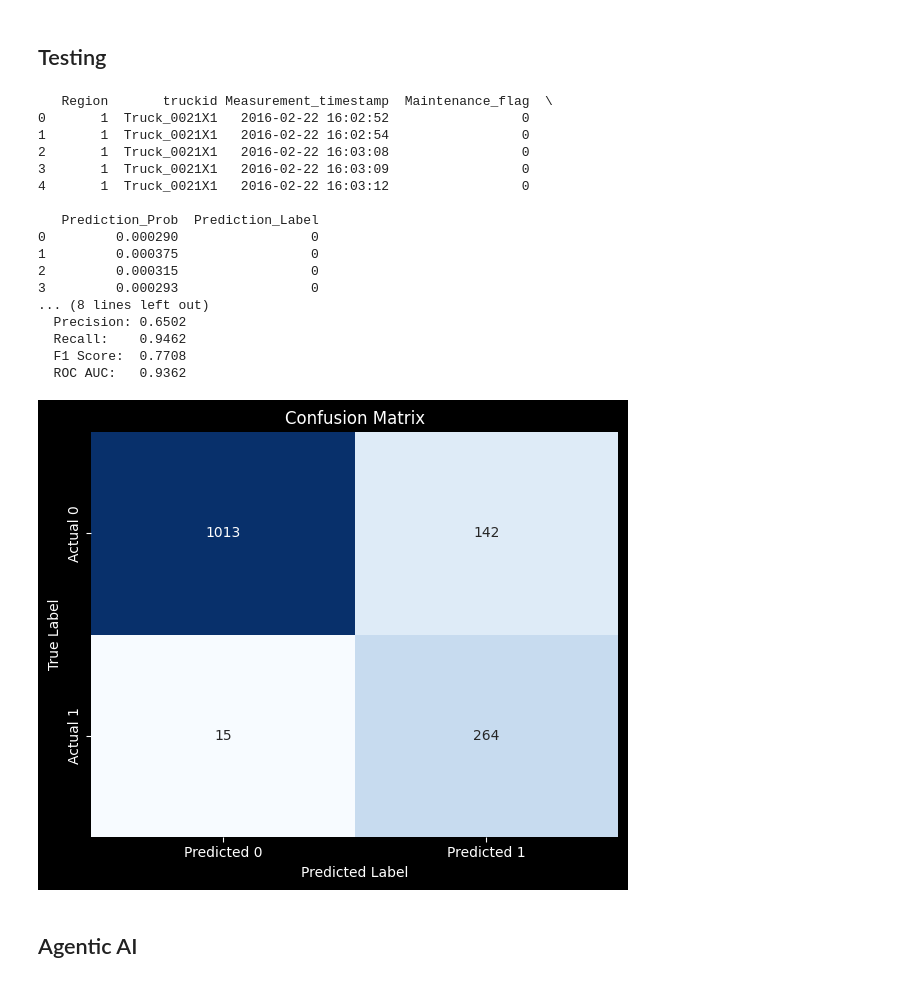
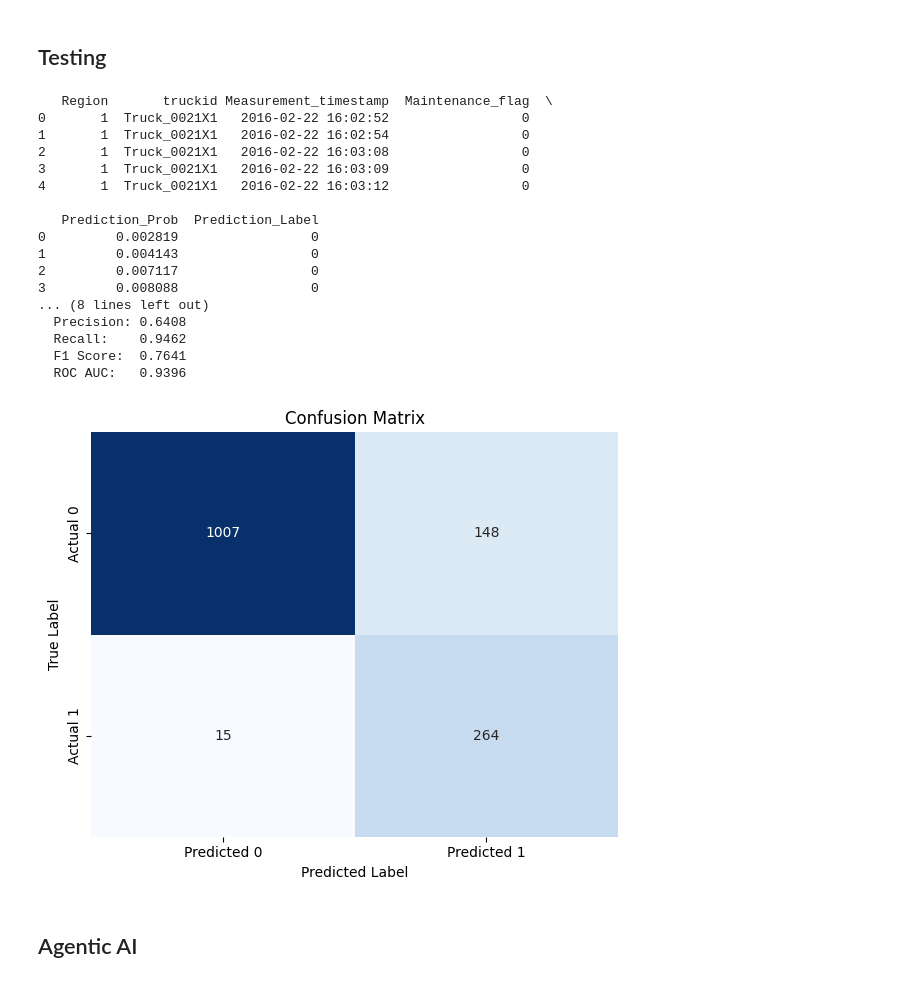
Before and after one commit to degeaja/AgenticAI_FleetMaintenance, a Jupyter notebook: Predictive_Maintenance_Optimization-master/other_models.ipynb, the cells around one changed output. Saved outputs shown, nothing was run; the diff lists cells and outputs as text; code cells hidden in the pictures.

```diff
--- a/Predictive_Maintenance_Optimization-master/other_models.ipynb
+++ b/Predictive_Maintenance_Optimization-master/other_models.ipynb
@@ -67,7 +67,7 @@ X_seq_flat = X_seq.reshape(X_seq.shape[0], -1)
 X_train, X_val, y_train, y_val = train_test_split(X_seq_flat, y_seq, test_size=0.2, stratify=y_seq, random_state=42)
 
 # Apply SMOTE
-smote = SMOTE(random_state=42)
+smote = SMOTE(random_state=42, sampling_strategy=0.8, k_neighbors=2)
 X_train_resampled, y_train_resampled = smote.fit_resample(X_train, y_train)
 
 # Reshape back to (batch, sequence, features)
@@ -126,21 +126,21 @@ test_loader = DataLoader(test_dataset, batch_size=8, collate_fn=custom_collate_f
 # %%
 # Model
 class LSTMModel(nn.Module):
-    def __init__(self, input_size, hidden_sizes=[100, 50], dropout=0.2):
+    def __init__(self, input_size, hidden_sizes=[200, 100, 50], dropout=0.2):
         super().__init__()
         self.lstm_layers = nn.ModuleList()
         self.dropout_layers = nn.ModuleList()
 
-        self.lstm_layers.append(nn.LSTM(input_size=input_size, hidden_size=hidden_sizes[0], batch_first=True))
+        self.lstm_layers.append(nn.LSTM(input_size=input_size, hidden_size=hidden_sizes[0], batch_first=True, bidirectional=True))
         self.dropout_layers.append(nn.Dropout(dropout))
 
         for i in range(1, len(hidden_sizes)):
             self.lstm_layers.append(
-                nn.LSTM(input_size=hidden_sizes[i-1], hidden_size=hidden_sizes[i], batch_first=True)
+                nn.LSTM(input_size=hidden_sizes[i-1] * 2, hidden_size=hidden_sizes[i], batch_first=True, bidirectional=True)
             )
             self.dropout_layers.append(nn.Dropout(dropout))
 
-        self.fc = nn.Linear(hidden_sizes[-1], 1)
+        self.fc = nn.Linear(hidden_sizes[-1] * 2, 1)
         self.sigmoid = nn.Sigmoid()
 
     def forward(self, x):
@@ -156,8 +156,7 @@ class LSTMModel(nn.Module):
 # %%
 # Training setup
 device = torch.device("cuda" if torch.cuda.is_available() else "cpu")
-model = LSTMModel(input_size=len(features), hidden_sizes=[200, 100, 50], dropout=0.3).to(device)
-model.load_state_dict(torch.load("best_model_08-14.pt", map_location=device))
+model = LSTMModel(input_size=len(features), hidden_sizes=[256, 128], dropout=0.2).to(device)
 criterion = nn.BCELoss()
 optimizer = optim.Adam(model.parameters(), lr=1e-5)
 
@@ -166,7 +165,9 @@ best_loss = np.inf
 patience = 20
 trigger_times = 0
 # %%
-EPOCHS = 100
+# model.load_state_dict(torch.load("best_model_08-18.pt", map_location=device))
+
+EPOCHS = 500
 for epoch in range(EPOCHS):
     model.train()
     train_loss = 0
@@ -191,12 +192,12 @@ for epoch in range(EPOCHS):
             val_loss += criterion(pred, y).item()
 
     val_loss /= len(val_loader)
-    print(f"Epoch {epoch+1}: Train Loss = {train_loss/len(train_loader):.4f}, Val Loss = {val_loss:.4f}")
+    print(f"Epoch {epoch+1}: Train Loss = {train_loss/len(train_loader):.6f}, Val Loss = {val_loss:.6f}")
 
     if val_loss < best_loss:
         best_loss = val_loss
         trigger_times = 0
-        torch.save(model.state_dict(), "best_model.pt")
+        torch.save(model.state_dict(), "best_model_08-18.pt")
     else:
         trigger_times += 1
         if trigger_times >= patience:
@@ -221,6 +222,9 @@ Epoch 12: Train Loss = 0.2648, Val Loss = 0.2953
 # %%
 # --- Inference and DataFrame creation ---
 from sklearn.metrics import confusion_matrix, accuracy_score, precision_score, recall_score, f1_score, roc_auc_score
+
+model.load_state_dict(torch.load("best_model_08-18.pt", map_location=device))
+model.eval()
 
 threshold = 0.5
 
@@ -277,41 +281,41 @@ if roc_auc is not None:
 else:
     print("  ROC AUC:   Not computable (only one class in y_true)")
 
 import seaborn as sns
 import matplotlib.pyplot as plt
 
 # --- Visualize Confusion Matrix ---
 plt.figure(figsize=(6, 5))
 sns.heatmap(conf_matrix, annot=True, fmt='d', cmap='Blues', cbar=False,
             xticklabels=["Predicted 0", "Predicted 1"],
             yticklabels=["Actual 0", "Actual 1"])
 plt.title("Confusion Matrix")
 plt.ylabel("True Label")
 plt.xlabel("Predicted Label")
 plt.tight_layout()
 
 # Save the figure
 plt.savefig("lstm_confusion_matrix.png")
 plt.show()
 # %% [output]
    Region       truckid Measurement_timestamp  Maintenance_flag  \
 0       1  Truck_0021X1   2016-02-22 16:02:52                 0
 1       1  Truck_0021X1   2016-02-22 16:02:54                 0
 2       1  Truck_0021X1   2016-02-22 16:03:08                 0
 3       1  Truck_0021X1   2016-02-22 16:03:09                 0
 4       1  Truck_0021X1   2016-02-22 16:03:12                 0
 
    Prediction_Prob  Prediction_Label
-0         0.000290                 0
-1         0.000375                 0
-2         0.000315                 0
-3         0.000293                 0
+0         0.002819                 0
+1         0.004143                 0
+2         0.007117                 0
+3         0.008088                 0
 ... (8 lines left out)
-  Precision: 0.6502
+  Precision: 0.6408
   Recall:    0.9462
-  F1 Score:  0.7708
-  ROC AUC:   0.9362
+  F1 Score:  0.7641
+  ROC AUC:   0.9396
-[figure, old version]
+[figure, new version]
 # %% [markdown]
 ## Agentic AI
 # %%
```
Also changed, not shown: parts of 2 cells of this notebook, 1 other file.
